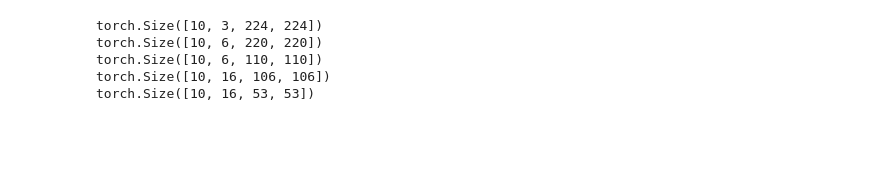
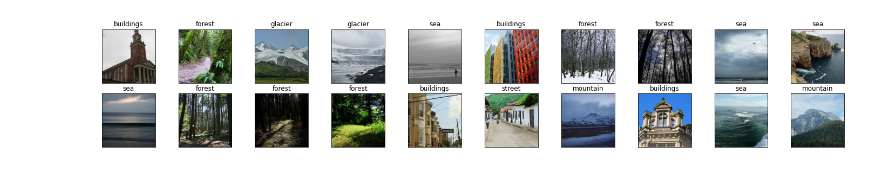
Before and after one commit to arminsoltan/mohaymen, a Jupyter notebook: Phase02/Intel_image_classification.ipynb, the cells around one changed output. Cells and saved outputs as stored; diff of their text form; code cells hidden in the pictures; blank space fills up the shorter version.

```diff
--- a/Phase02/Intel_image_classification.ipynb
+++ b/Phase02/Intel_image_classification.ipynb
@@ -69,6 +83,19 @@ transform = transforms.Compose([Resize((224,224)),
 # %%
-train_data = ImageFolder(root=train_dir, transform=transform)
-test_data = ImageFolder(root=test_dir, transform=transform)
+train_data = ImageFolder(root=train_dir, transform=transform_train)
+test_data = ImageFolder(root=test_dir, transform=transform_test)
+# %%
+batch_size = 32
+valid_size = 0.2
+
+num_train = len(train_data)
+indices = list(range(num_train))
+np.random.shuffle(indices)
+split = int(np.floor(valid_size*num_train))
+train_idx, valid_idx = indices[split:], indices[:split]
+# %%
+train_sampler = SubsetRandomSampler(train_idx)
+valid_sampler = SubsetRandomSampler(valid_idx)
 # %%
-train_dataloader = torch.utils.data.DataLoader(train_data, batch_size=batch_size, shuffle=True)
-test_dataloader = torch.utils.data.DataLoader(test_data, batch_size=batch_size, shuffle=False)
+train_dataloader = torch.utils.data.DataLoader(train_data, batch_size=batch_size, sampler=train_sampler)
+valid_dataloader = torch.utils.data.DataLoader(train_data, batch_size=batch_size, sampler=valid_sampler)
+test_dataloader = torch.utils.data.DataLoader(test_data, batch_size=batch_size)
@@ -84,21 +102,18 @@ Clipping input data to the valid range for imshow with RGB data ([0..1] for floa
-# %%
-conv1 = nn.Conv2d(3, 6, 5)
-print(samples.shape)
-x = conv1(samples)
-print(x.shape)
-pool1 = nn.MaxPool2d(2, 2)
-x = pool1(x)
-print(x.shape)
-conv2 = nn.Conv2d(6, 16, 5)
-x = conv2(x)
-print(x.shape)
-x = pool1(x)
-print(x.shape)
-# x = x.view(-1, 16 * 106 * 106)
-# print(x.shape)
-# %% [output]
-torch.Size([10, 3, 224, 224])
-torch.Size([10, 6, 220, 220])
-torch.Size([10, 6, 110, 110])
-torch.Size([10, 16, 106, 106])
-torch.Size([10, 16, 53, 53])
+# %%
+def imshow(image):
+  image = image / 2 + 0.5
+  plt.imshow(np.transpose(image, (1, 2, 0)))
+
+dataiter = iter(train_dataloader)
+images, labels = dataiter.next()
+images = images.numpy()
+classes = list(nums.keys())
+classes.sort()
+
+fig = plt.figure(figsize=(25, 4))
+for idx in np.arange(20):
+  ax = fig.add_subplot(2, 10, idx+1, xticks=[], yticks=[])
+  imshow(images[idx])
+  ax.set_title(classes[labels[idx]])
+# %% [output]
+[figure, added]
```
Also changed, not shown: parts of 19 cells of this notebook.
